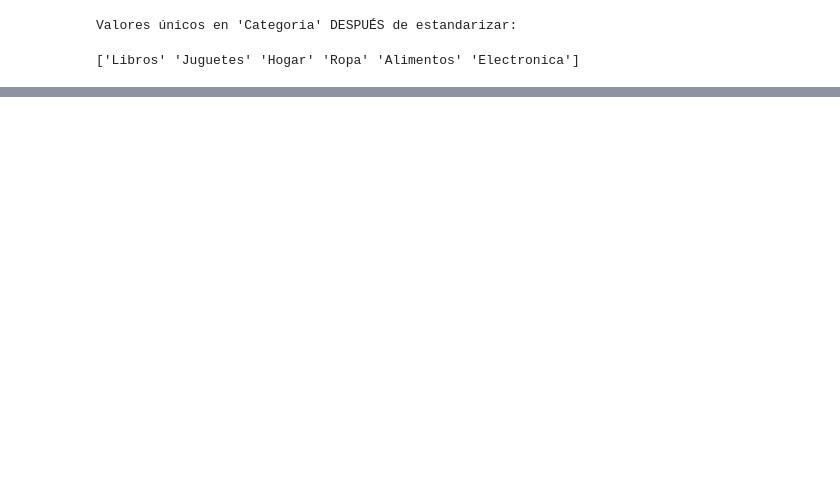
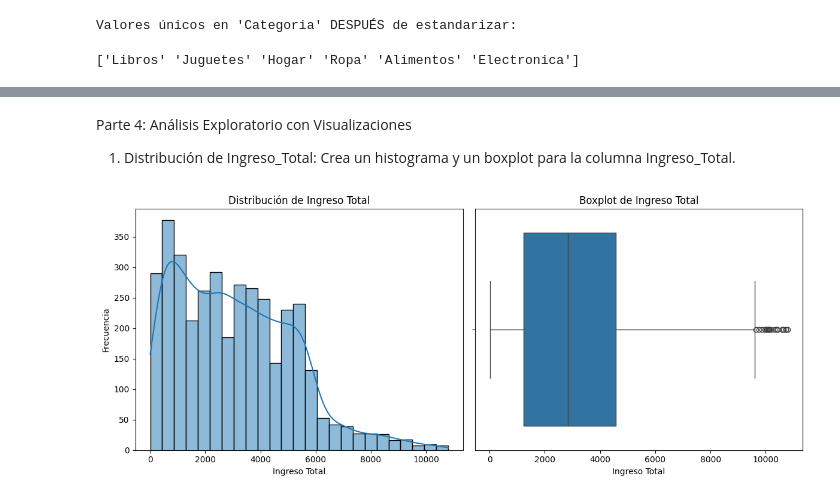
Before and after one commit to polaya813/polaya813, a Jupyter notebook: Entregable_Procesamiento_Datos.ipynb, the cells around one changed output, grey strips where cells are left out. Cells and saved outputs as stored; diff of their text form; code cells hidden in the pictures; blank space fills up the shorter version.

```diff
--- a/Entregable_Procesamiento_Datos.ipynb
+++ b/Entregable_Procesamiento_Datos.ipynb
@@ -220,0 +242,4 @@ print(df_ventas['Categoria'].unique())
+# %%
+df_ventas['Ingreso_Total'] = df_ventas['Cantidad'] * df_ventas['Precio_Unitario']
+print("\nDataFrame con la nueva columna 'Ingreso_Total':")
+print(df_ventas.head())
@@ -220,0 +264,6 @@ print(df_ventas['Categoria'].unique())
+# %%
+df_ventas['Año'] = df_ventas['Fecha'].dt.year
+df_ventas['Mes'] = df_ventas['Fecha'].dt.month
+df_ventas['Dia_Semana'] = df_ventas['Fecha'].dt.day_name()
+print("\nDataFrame con columnas de fecha extraídas:")
+print(df_ventas[['Fecha', 'Año', 'Mes', 'Dia_Semana']].head())
@@ -220,0 +278,19 @@ print(df_ventas['Categoria'].unique())
+# %% [markdown]
+Parte 4: Análisis Exploratorio con Visualizaciones
+1. Distribución de Ingreso_Total: Crea un histograma y un boxplot para la
+columna Ingreso_Total.
+# %%
+plt.figure(figsize=(12, 5))
+plt.subplot(1, 2, 1) # 1 fila, 2 columnas, primer gráfico
+sns.histplot(df_ventas['Ingreso_Total'], kde=True)
+plt.title('Distribución de Ingreso Total')
+plt.xlabel('Ingreso Total')
+plt.ylabel('Frecuencia')
+plt.subplot(1, 2, 2) # 1 fila, 2 columnas, segundo gráfico
+sns.boxplot(x=df_ventas['Ingreso_Total'])
+plt.title('Boxplot de Ingreso Total')
+plt.xlabel('Ingreso Total')
+plt.tight_layout() # Ajusta el layout para evitar solapamientos
+plt.show()
+# %% [output]
+[figure, added]
```
Also changed, not shown: parts of 9 cells of this notebook.
